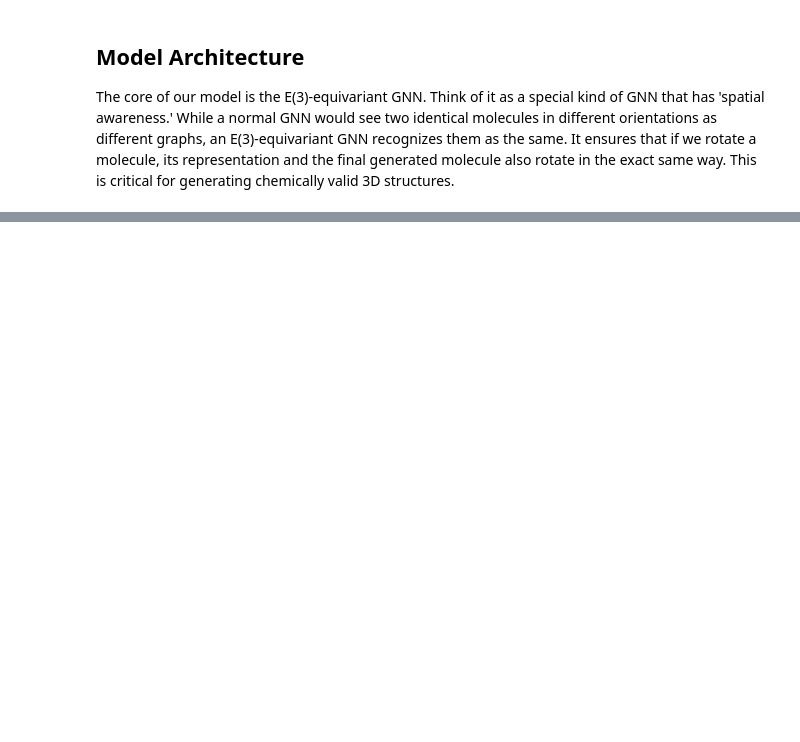
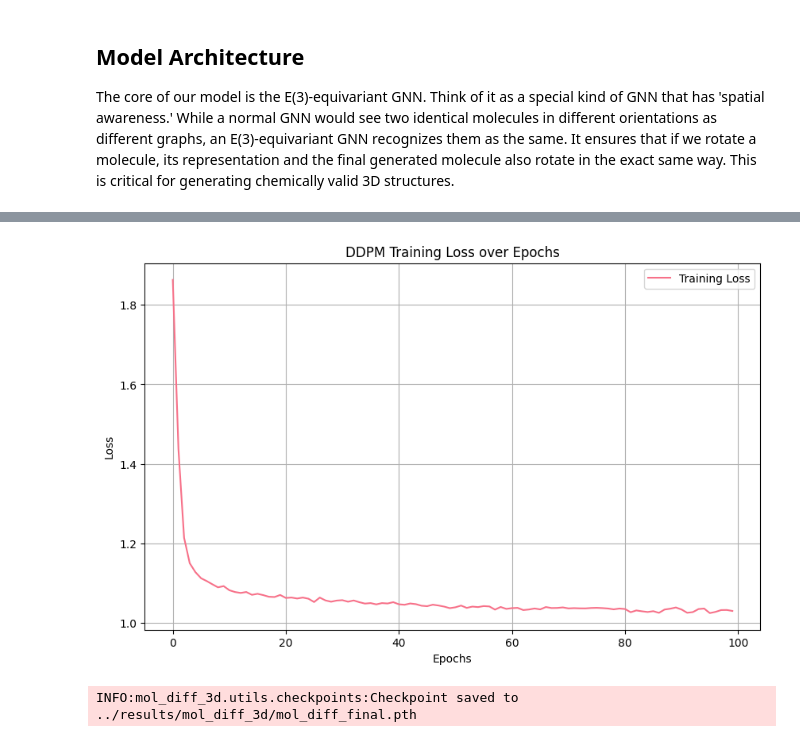
Before and after one commit to Jan10e/diffusion_gnn, a Jupyter notebook: experiments/notebooks/20_mol_diff_training.ipynb, the cells around one changed output, grey strips where cells are left out. Saved outputs shown, nothing was run; the diff lists cells and outputs as text; code cells hidden in the pictures; blank space fills up the shorter version.

```diff
--- a/experiments/notebooks/20_mol_diff_training.ipynb
+++ b/experiments/notebooks/20_mol_diff_training.ipynb
@@ -58,3 +41,10 @@ Using device: cpu
+# %%
+# Paths for saving models and results
+RESULTS_DIR = Path("../results/mol_diff_3d")
+RESULTS_DIR.mkdir(parents=True, exist_ok=True)
+
+# Define the checkpoint path within the results directory
+checkpoint_path = RESULTS_DIR / "mol_diff_final.pth"
 # %% [markdown]
 ## QM9 dataset
 
@@ -157,0 +110,24 @@ print(f"Trainer ready to begin training for {config['epochs']} epochs.")
+# %%
+# Initialize model and components
+noise_scheduler = NoiseScheduler(num_timesteps=config['num_timesteps']).to(device)
+q_sampler = DDPMQSampler(noise_scheduler.get_parameters())
+model = MolecularDiffusionModel(
+    atom_dim=config['atom_dim'],
+    pos_dim=config['pos_dim'],
+    hidden_dim=config['hidden_dim'],
+    time_dim=config['time_dim']
+).to(device)
+
+optimizer = AdamW(model.parameters(), lr=config['learning_rate'])
+
+# Initialize the trainer
+trainer = DDPMTrainer(
+    model=model,
+    q_sampler=q_sampler,
+    optimizer=optimizer,
+    device=device,
+    config=config
+)
+
+print(f"Model parameters: {sum(p.numel() for p in model.parameters()):,}")
+print(f"Trainer ready to begin training for {config['epochs']} epochs.")
@@ -161,23 +154,26 @@ losses = trainer.train(dataloader, num_epochs=config['epochs'])
 # %%
 # Visualize Loss and Save Checkpoints
 
 # Plot the training loss
 plt.figure(figsize=(10, 6))
 plt.plot(trainer.losses, label="Training Loss")
 plt.title("DDPM Training Loss over Epochs")
 plt.xlabel("Epochs")
 plt.ylabel("Loss")
 plt.grid(True)
 plt.legend()
 plt.show()
 
 # Save the final model checkpoint
 os.makedirs("checkpoints", exist_ok=True)
-checkpoint_path = "checkpoints/mol_diff_final.pth"
 save_checkpoint(
     filepath=checkpoint_path,
     model=model,
     optimizer=optimizer,
     epoch=trainer.epoch,
-    loss=np.mean(trainer.losses[-10:]) # Average of last 10 epochs
+    loss=np.mean(trainer.losses[-10:]), # Average of last 10 epochs
+    metrics={}
 )
+# %% [output]
+[figure, added]
+INFO:mol_diff_3d.utils.checkpoints:Checkpoint saved to ../results/mol_diff_3d/mol_diff_final.pth
```
Also changed, not shown: parts of 6 cells of this notebook, 7 other files.
